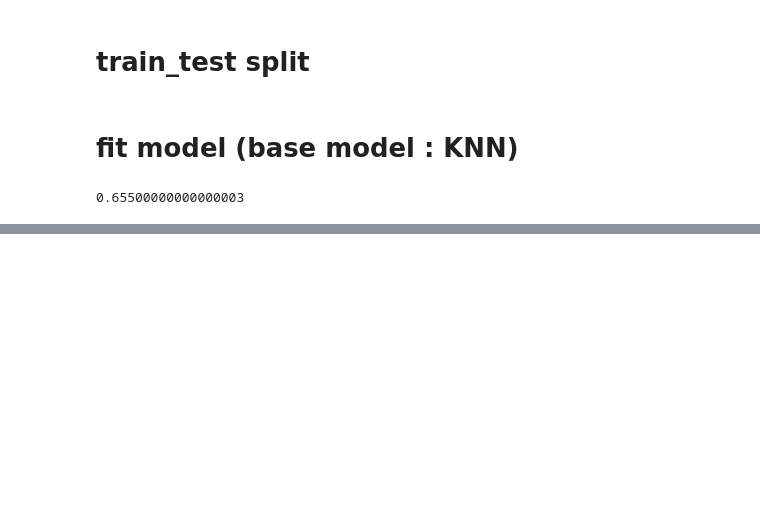
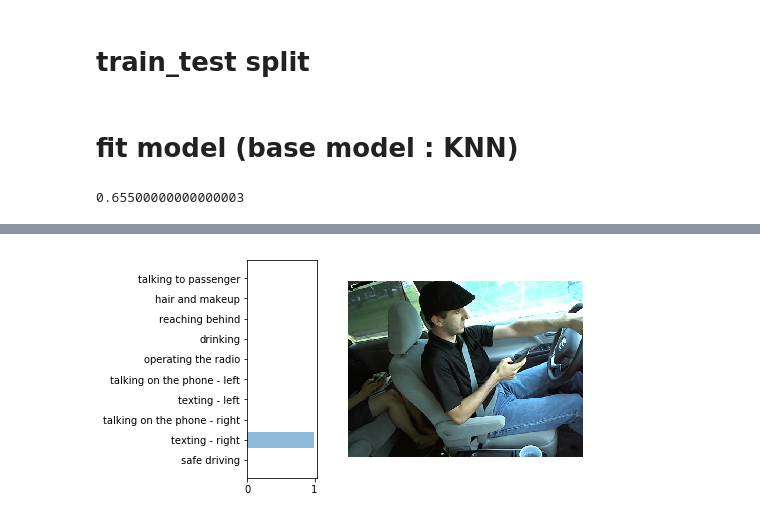
Before and after one commit to minhengwu/motion-identifier, a Jupyter notebook: final_project.ipynb, the cells around one changed output, grey strips where cells are left out. Saved outputs shown, nothing was run; the diff lists cells and outputs as text; code cells hidden in the pictures; blank space fills up the shorter version.

```diff
--- a/final_project.ipynb
+++ b/final_project.ipynb
@@ -50,0 +79,12 @@ neighbor.score(X_test,y_test)
+# %%
+model = ResNet50(include_top=False,input_shape= (480,640,3))
+
+fc = model.get_layer('avg_pool').output
+f = Flatten()(fc)
+p = Dense(units= 10, activation='softmax')(f)
+final = Model(inputs = model.input, outputs = p)
+
+for layers in final.layers[:-1]:
+    layers.trainable = False
+
+final.compile(optimizer='adam', loss='categorical_crossentropy',metrics=['accuracy'])
@@ -50,0 +104,3 @@ neighbor.score(X_test,y_test)
+# %%
+#final.save('my_model.h5')
+model = load_model('my_model.h5')
@@ -50,0 +109,29 @@ neighbor.score(X_test,y_test)
+# %%
+def show(picture_path):
+    pic = Image.open(picture_path)
+    pred = model.predict(np.expand_dims(np.array(pic), axis = 0))
+    t = np.arange(0, 10, 1)
+    f, (ax1, ax2) = plt.subplots(1, 2,gridspec_kw = {'width_ratios':[3, 10]})
+    ax2.imshow(pic)
+    ax2.axis('off')
+    ax1.barh(t, pred[0] ,align = 'center', alpha = 0.5)
+    ax1.set_yticks(t)
+    ax1.set_yticklabels(y_lab)
+
+y_lab = [i[1] for i in label_meaning.items()]
+inputbox = widgets.Text(description = 'WHICH PICTURE')
+display(inputbox)
+
+def choose_pic(sender):
+    clear_output()
+    n = os.listdir(test_path)
+    s = int(inputbox.value)
+    if s <= len(n) and s > 0:
+        pictures = np.array([os.path.join(test_path, i) for i in n])[s]
+    else:
+        pictures = np.array([os.path.join(test_path, i) for i in n])[0]
+    show(pictures)
+
+inputbox.on_submit(choose_pic)
+# %% [output]
+[figure, added]
```
Also changed, not shown: parts of 14 cells of this notebook.
